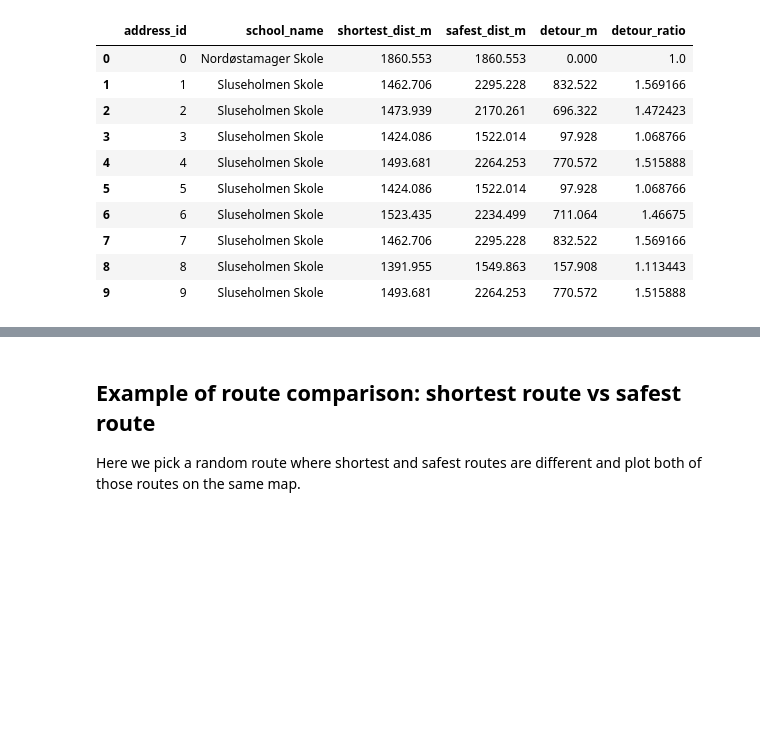
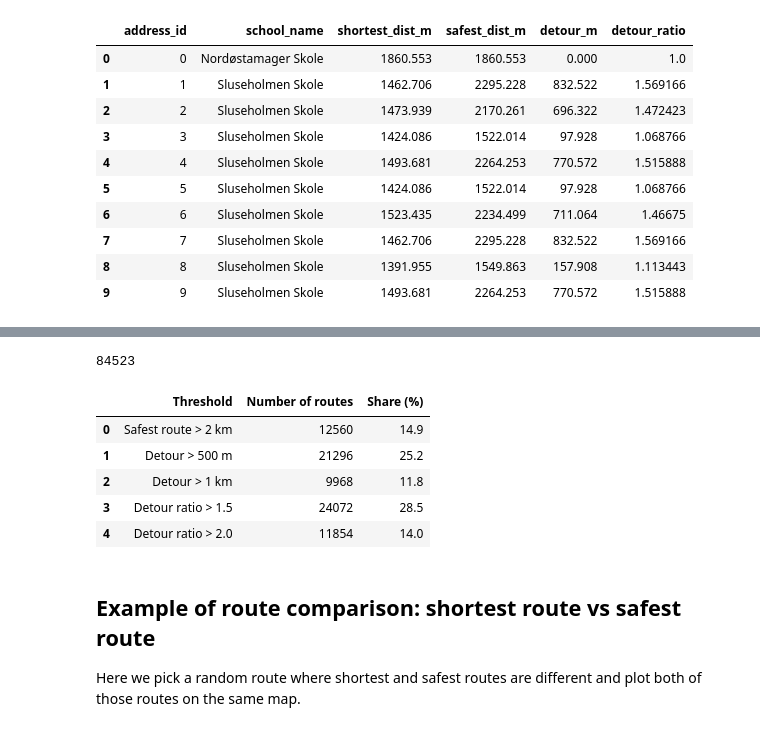
Before and after one commit to peterkriegel/safe-bike-paths-to-school-cph, a Jupyter notebook: notebooks/05_route_compute.ipynb, the cells around one changed output, grey strips where cells are left out. Drawn from its saved outputs; the diff is of its cells as text; code cells hidden in the pictures; blank space fills up the shorter version.

```diff
--- a/notebooks/05_route_compute.ipynb
+++ b/notebooks/05_route_compute.ipynb
@@ -429,3 +433,51 @@ routes_sample[
+# %%
+valid_routes = routes_sample.dropna(
+    subset=[
+        "shortest_dist_m",
+        "safest_dist_m",
+        "detour_m",
+        "detour_ratio"
+    ]
+).copy()
+
+print(len(valid_routes))
+# %% [output]
+84523
+# %%
+threshold_summary = pd.DataFrame({
+    "Threshold": [
+        "Safest route > 2 km",
+        "Detour > 500 m",
+        "Detour > 1 km",
+        "Detour ratio > 1.5",
+        "Detour ratio > 2.0"
+    ],
+    "Number of routes": [
+        (valid_routes["safest_dist_m"] > 2000).sum(),
+        (valid_routes["detour_m"] > 500).sum(),
+        (valid_routes["detour_m"] > 1000).sum(),
+        (valid_routes["detour_ratio"] > 1.5).sum(),
+        (valid_routes["detour_ratio"] > 2.0).sum()
+    ],
+    "Share (%)": [
+        (valid_routes["safest_dist_m"] > 2000).mean() * 100,
+        (valid_routes["detour_m"] > 500).mean() * 100,
+        (valid_routes["detour_m"] > 1000).mean() * 100,
+        (valid_routes["detour_ratio"] > 1.5).mean() * 100,
+        (valid_routes["detour_ratio"] > 2.0).mean() * 100
+    ]
+})
+
+threshold_summary["Share (%)"] = threshold_summary["Share (%)"].round(1)
+
+threshold_summary
+# %% [output]
+|  | Threshold | Number of routes | Share (%) |
+| 0 | Safest route > 2 km | 12560 | 14.9 |
+| 1 | Detour > 500 m | 21296 | 25.2 |
+| 2 | Detour > 1 km | 9968 | 11.8 |
+| 3 | Detour ratio > 1.5 | 24072 | 28.5 |
+| 4 | Detour ratio > 2.0 | 11854 | 14.0 |
 # %% [markdown]
 ## Example of route comparison: shortest route vs safest route
 
```
Also changed, not shown: parts of 10 cells of this notebook, 15 other files.
